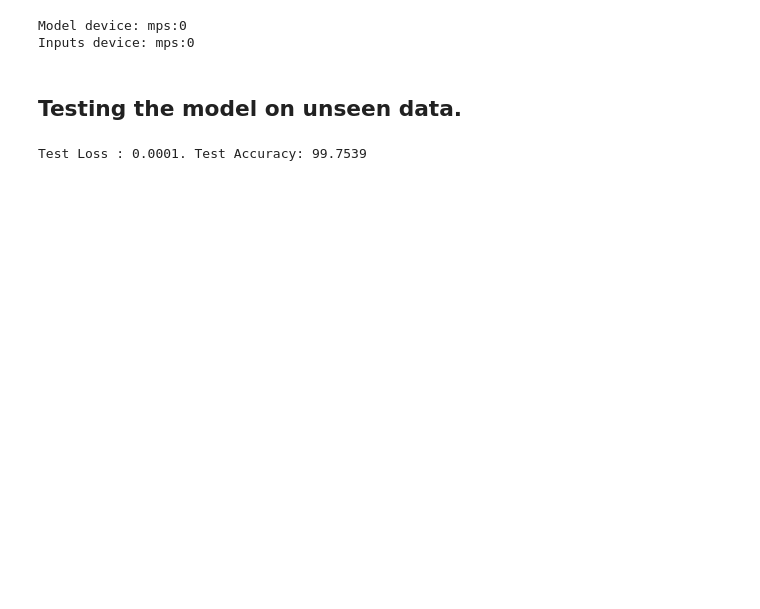
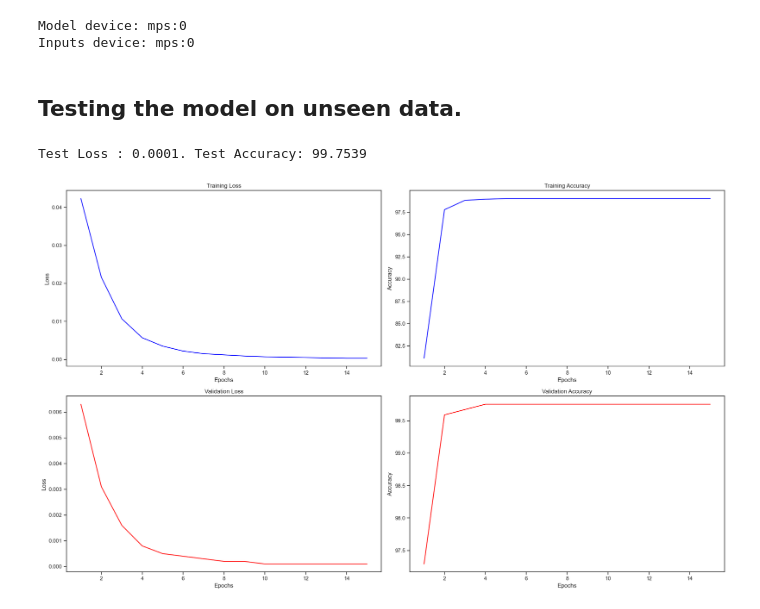
Before and after one commit to eren9677/CEN-451, a Jupyter notebook: mushroom.ipynb, the cells around one changed output. Cells and saved outputs as stored; diff of their text form; code cells hidden in the pictures; blank space fills up the shorter version.

Commit message:
visualizations

```diff
--- a/mushroom.ipynb
+++ b/mushroom.ipynb
@@ -122,11 +123,3 @@ display(X)
 | 8122 | 0.0 | 0.0 | 0.0 | 1.0 | 0.0 | 0.0 | 0.0 | ... |
 | 8123 | 0.0 | 0.0 | 0.0 | 0.0 | 0.0 | 1.0 | 0.0 | ... |
 8124 rows × 116 columns
-# %%
-Y = mushroom["class"]
-X = mushroom.drop(columns="class")
-display("DATA before one-hot ecnoding:")
-display(X)
-X = pd.get_dummies(data = X, prefix=[column for column in X.columns], dtype=float)
-display("DATA after one-hot ecnoding:")
-display(X)
@@ -433,3 +397,43 @@ with torch.no_grad():
 print(f'Test Loss : {round(total_loss_test/1000,4)}. Test Accuracy: {round(total_acc_test / test_data.__len__() * 100, 4)} ')
 # %% [output]
 Test Loss : 0.0001. Test Accuracy: 99.7539
+# %%
+## this code block şs for visualization.
+fig, axs = plt.subplots(nrows=2, ncols=2, figsize=(20, 12))
+
+epochs = [i for i in range(1, 16)]
+
+# Define your data, titles, and labels
+y_vals = [
+    total_loss_train_plot,
+    total_accuracy_train_plot,
+    total_loss_validation_plot,
+    total_accuracy_validation_plot
+]
+
+titles = [
+    "Training Loss",
+    "Training Accuracy",
+    "Validation Loss",
+    "Validation Accuracy"
+]
+
+y_labels = ["Loss", "Accuracy", "Loss", "Accuracy"]
+
+# Define colors for the plots (training: default, validation: red)
+colors = ["blue", "blue", "red", "red"]
+
+# Flatten the axs array for easy iteration
+axs_flat = axs.flatten()
+
+# Loop through and plot
+for i, (ax, y_val, title, y_label, color) in enumerate(zip(axs_flat, y_vals, titles, y_labels, colors)):
+    sns.lineplot(x=epochs, y=y_val, ax=ax, color=color)
+    ax.set_title(title)
+    ax.set_ylabel(y_label)
+    ax.set_xlabel("Epochs")
+
+plt.tight_layout()
+plt.show()
+# %% [output]
+[figure, added]
```
Also changed, not shown: parts of 7 cells of this notebook.
